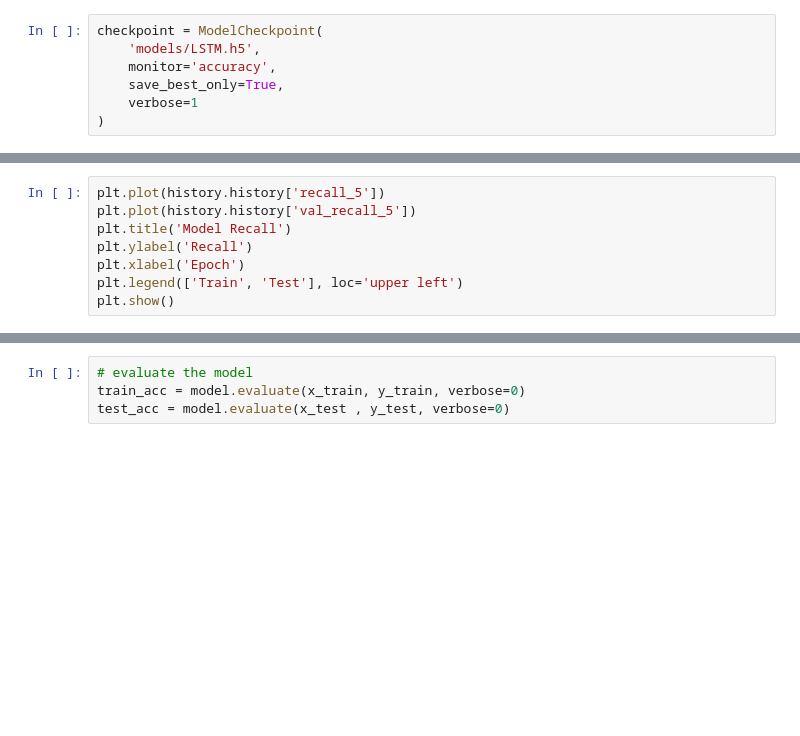
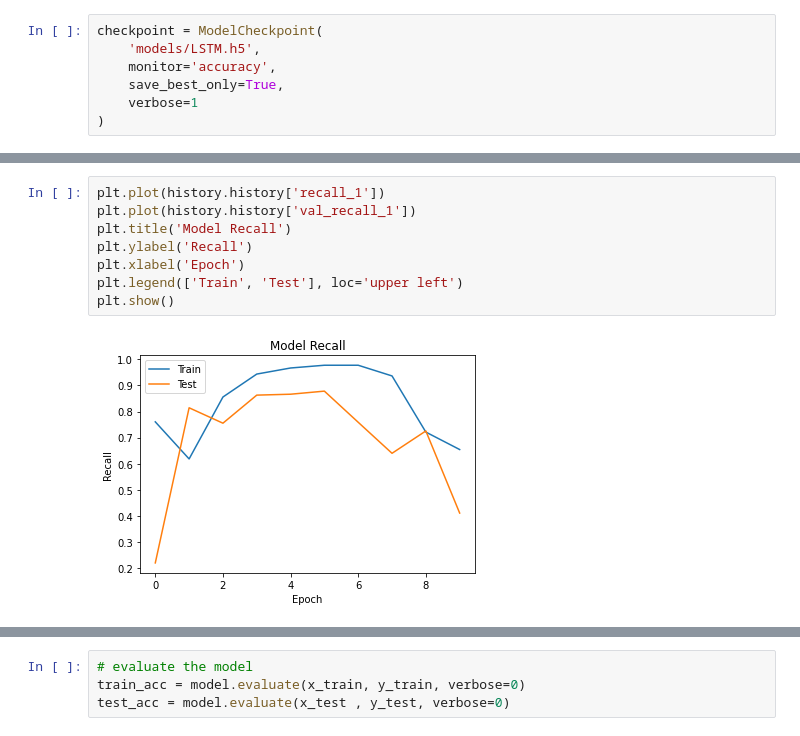
Before and after one commit to ichrafmoula/Sentiment-analysis-with-LSTM, a Jupyter notebook: sentiment_analysis_imdb_lstm.ipynb, the cells around one changed output, grey strips where cells are left out. Drawn from its saved outputs; the diff is of its cells as text; blank space fills up the shorter version.

```diff
--- a/sentiment_analysis_imdb_lstm.ipynb
+++ b/sentiment_analysis_imdb_lstm.ipynb
@@ -165,9 +327,11 @@ plt.show()
 # %%
-plt.plot(history.history['recall_5'])
-plt.plot(history.history['val_recall_5'])
+plt.plot(history.history['recall_1'])
+plt.plot(history.history['val_recall_1'])
 plt.title('Model Recall')
 plt.ylabel('Recall')
 plt.xlabel('Epoch')
 plt.legend(['Train', 'Test'], loc='upper left')
 plt.show()
+# %% [output]
+[figure, added]
 # %%
```
Also changed, not shown: parts of 27 cells of this notebook.
